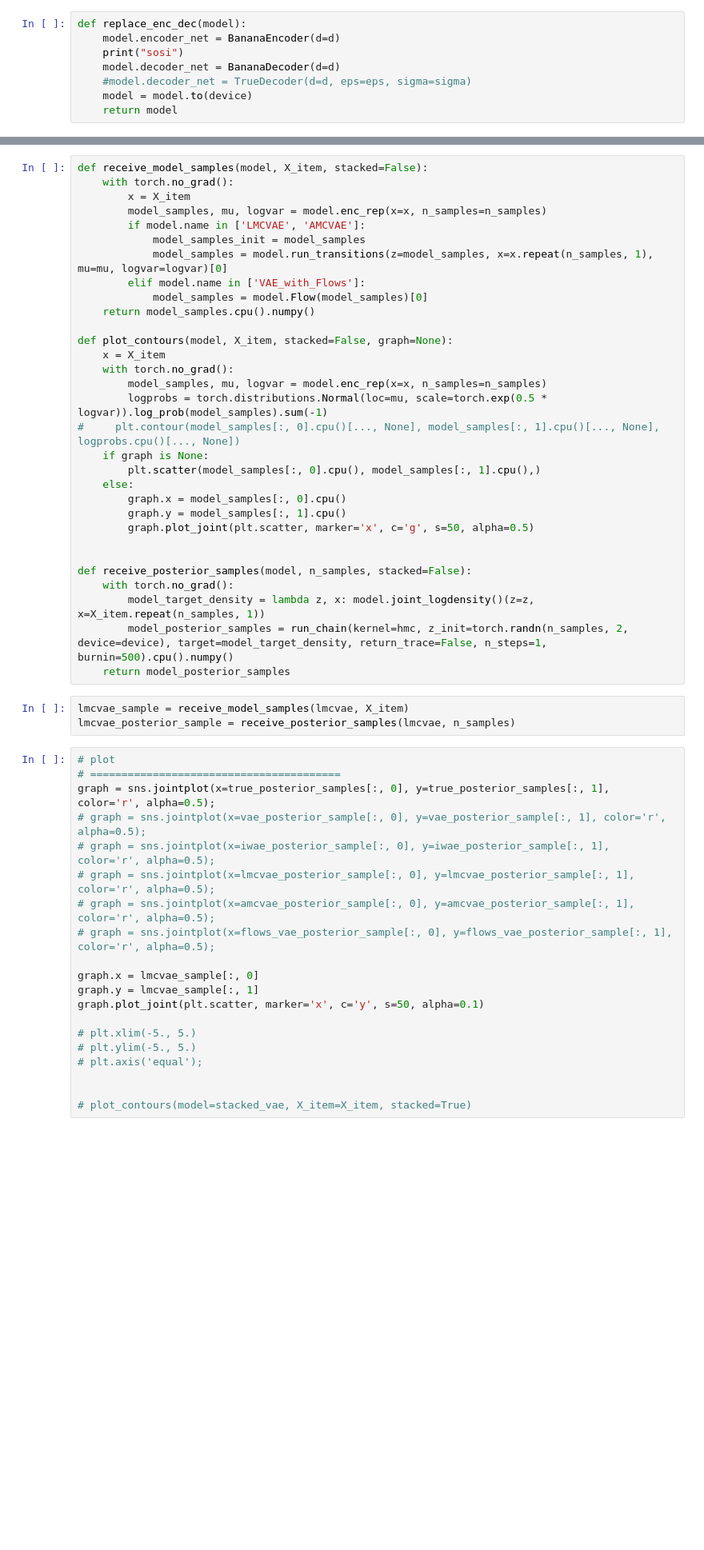
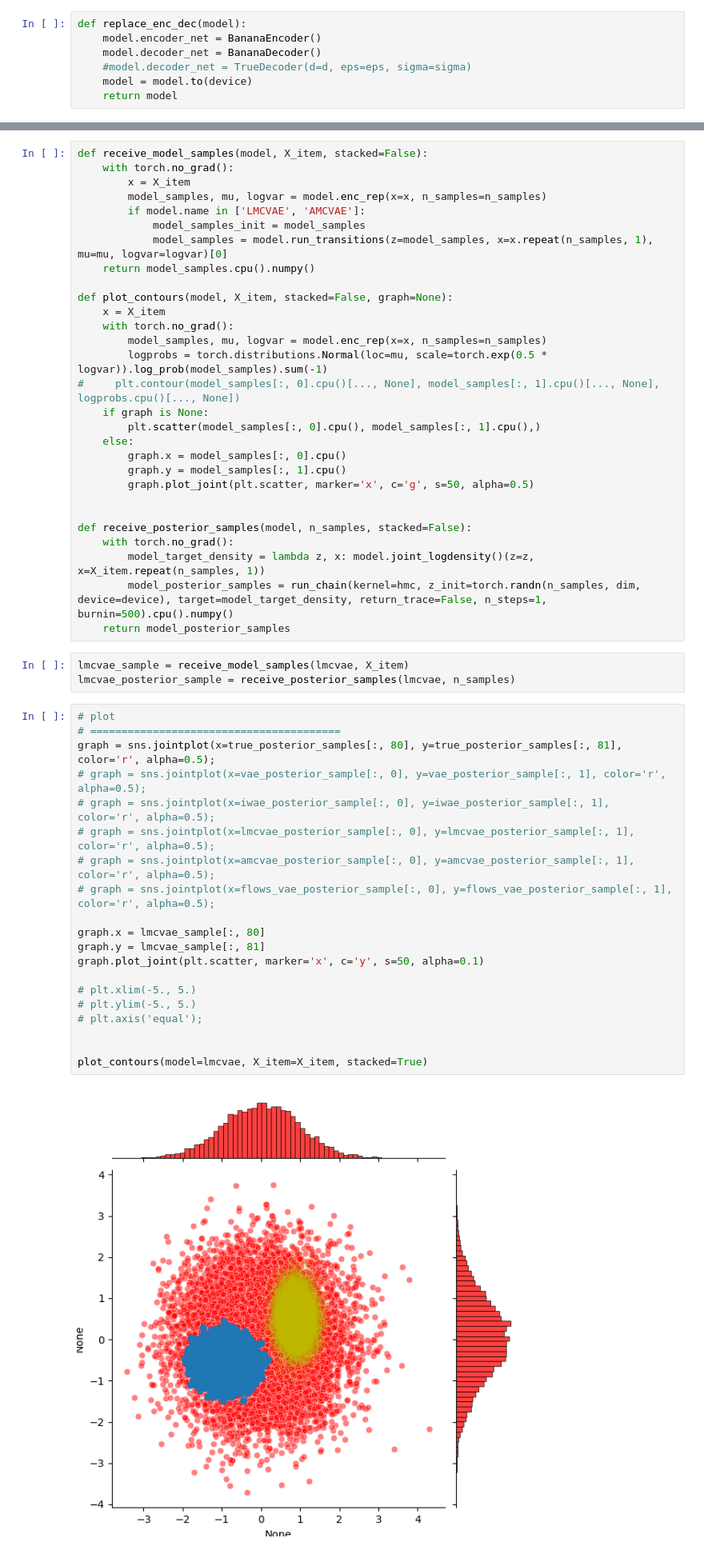
Before and after one commit to vanekek/adaptive-mcmc, a Jupyter notebook: adaptive_mcmc/banana_experiment.ipynb, the cells around one changed output, grey strips where cells are left out. Shown at 80% size. Cells and saved outputs as stored; diff of their text form; blank space fills up the shorter version.

```diff
--- a/adaptive_mcmc/banana_experiment.ipynb
+++ b/adaptive_mcmc/banana_experiment.ipynb
@@ -217,8 +230,7 @@ X_train.shape
 # %%
 def replace_enc_dec(model):
-    model.encoder_net = BananaEncoder(d=d)
-    print("sosi")
-    model.decoder_net = BananaDecoder(d=d)
+    model.encoder_net = BananaEncoder()
+    model.decoder_net = BananaDecoder()
     #model.decoder_net = TrueDecoder(d=d, eps=eps, sigma=sigma)
     model = model.to(device)
     return model
@@ -292,8 +325,6 @@ def receive_model_samples(model, X_item, stacked=False):
         if model.name in ['LMCVAE', 'AMCVAE']:
             model_samples_init = model_samples
             model_samples = model.run_transitions(z=model_samples, x=x.repeat(n_samples, 1), mu=mu, logvar=logvar)[0]
-        elif model.name in ['VAE_with_Flows']:
-            model_samples = model.Flow(model_samples)[0]
     return model_samples.cpu().numpy()
 
 def plot_contours(model, X_item, stacked=False, graph=None):
@@ -313,7 +344,7 @@ def plot_contours(model, X_item, stacked=False, graph=None):
 def receive_posterior_samples(model, n_samples, stacked=False):
     with torch.no_grad():
         model_target_density = lambda z, x: model.joint_logdensity()(z=z, x=X_item.repeat(n_samples, 1))
-        model_posterior_samples = run_chain(kernel=hmc, z_init=torch.randn(n_samples, 2, device=device), target=model_target_density, return_trace=False, n_steps=1, burnin=500).cpu().numpy()
+        model_posterior_samples = run_chain(kernel=hmc, z_init=torch.randn(n_samples, dim, device=device), target=model_target_density, return_trace=False, n_steps=1, burnin=500).cpu().numpy()
     return model_posterior_samples
 # %%
 lmcvae_sample = receive_model_samples(lmcvae, X_item)
@@ -321,23 +352,25 @@ lmcvae_posterior_sample = receive_posterior_samples(lmcvae, n_samples)
 # %%
 # plot
 # ========================================
-graph = sns.jointplot(x=true_posterior_samples[:, 0], y=true_posterior_samples[:, 1], color='r', alpha=0.5);
+graph = sns.jointplot(x=true_posterior_samples[:, 80], y=true_posterior_samples[:, 81], color='r', alpha=0.5);
 # graph = sns.jointplot(x=vae_posterior_sample[:, 0], y=vae_posterior_sample[:, 1], color='r', alpha=0.5);
 # graph = sns.jointplot(x=iwae_posterior_sample[:, 0], y=iwae_posterior_sample[:, 1], color='r', alpha=0.5);
 # graph = sns.jointplot(x=lmcvae_posterior_sample[:, 0], y=lmcvae_posterior_sample[:, 1], color='r', alpha=0.5);
 # graph = sns.jointplot(x=amcvae_posterior_sample[:, 0], y=amcvae_posterior_sample[:, 1], color='r', alpha=0.5);
 # graph = sns.jointplot(x=flows_vae_posterior_sample[:, 0], y=flows_vae_posterior_sample[:, 1], color='r', alpha=0.5);
 
-graph.x = lmcvae_sample[:, 0]
-graph.y = lmcvae_sample[:, 1]
+graph.x = lmcvae_sample[:, 80]
+graph.y = lmcvae_sample[:, 81]
 graph.plot_joint(plt.scatter, marker='x', c='y', s=50, alpha=0.1)
 
 # plt.xlim(-5., 5.)
 # plt.ylim(-5., 5.)
 # plt.axis('equal');
 
 
-# plot_contours(model=stacked_vae, X_item=X_item, stacked=True)
+plot_contours(model=lmcvae, X_item=X_item, stacked=True)
+# %% [output]
+[figure, added]
 # %%
 def plot_heatmap(samples, x_limits, y_limits, title=None, gamma=0.75, name='default.png'):
     import matplotlib.colors as mcolors
```
Also changed, not shown: parts of 15 cells of this notebook, 1 other file.
